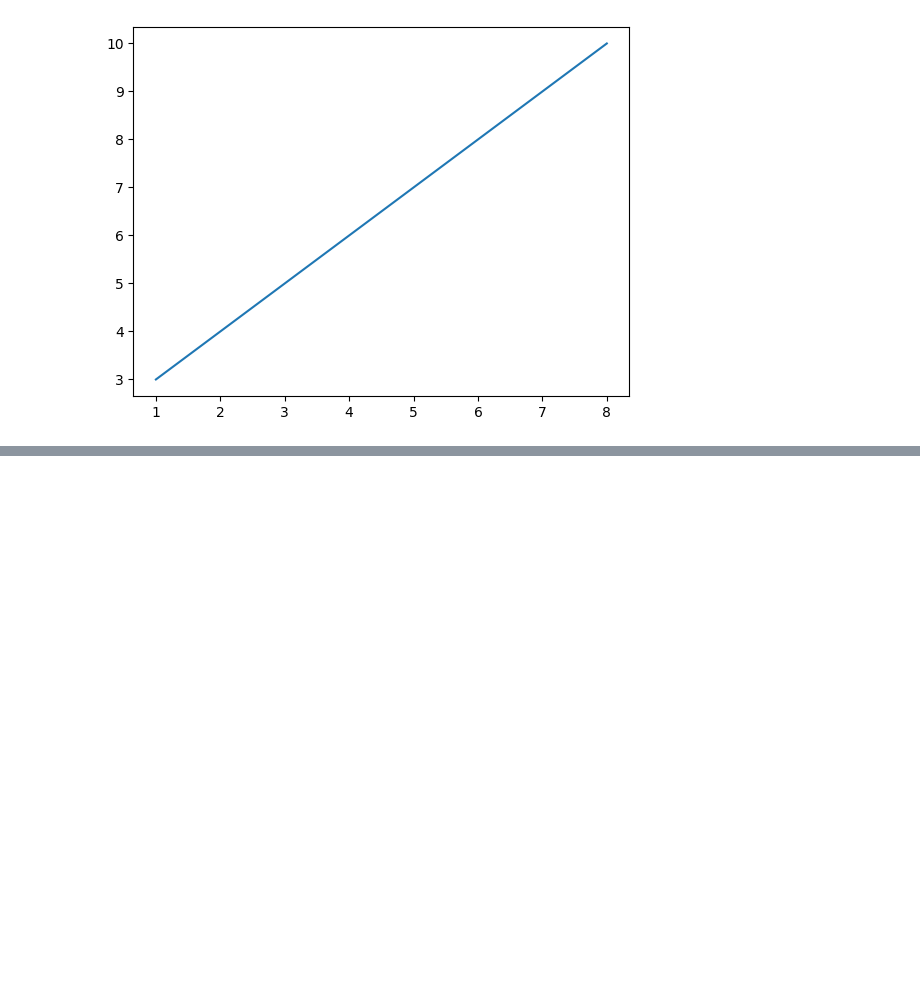
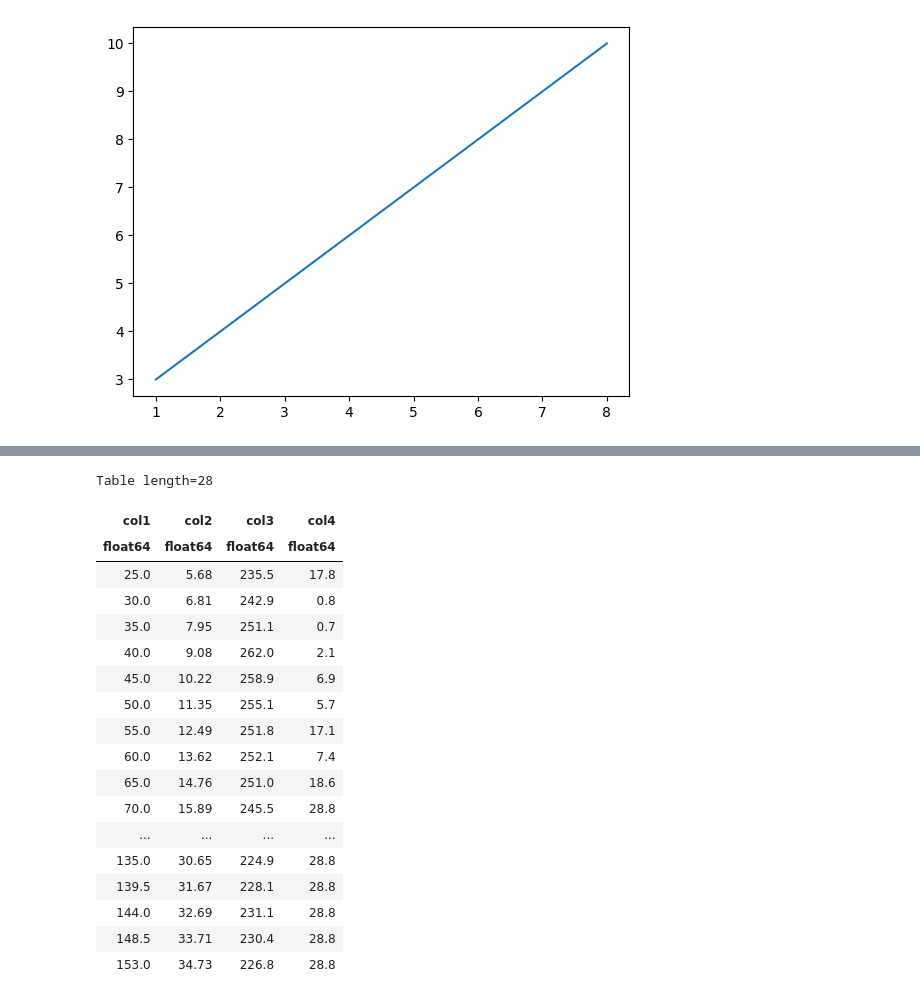
Before and after one commit to NireAstro/1221-dark-matter, a Jupyter notebook: 1221_hello_world.ipynb, the cells around one changed output, grey strips where cells are left out. Cells and saved outputs as stored; diff of their text form; code cells hidden in the pictures; blank space fills up the shorter version.

```diff
--- a/1221_hello_world.ipynb
+++ b/1221_hello_world.ipynb
@@ -25,0 +72,22 @@ plt.show()
+# %%
+tab # showing the data within the file.
+# %% [output]
+Table length=28
+| col1 | col2 | col3 | col4 |
+| float64 | float64 | float64 | float64 |
+| 25.0 | 5.68 | 235.5 | 17.8 |
+| 30.0 | 6.81 | 242.9 | 0.8 |
+| 35.0 | 7.95 | 251.1 | 0.7 |
+| 40.0 | 9.08 | 262.0 | 2.1 |
+| 45.0 | 10.22 | 258.9 | 6.9 |
+| 50.0 | 11.35 | 255.1 | 5.7 |
+| 55.0 | 12.49 | 251.8 | 17.1 |
+| 60.0 | 13.62 | 252.1 | 7.4 |
+| 65.0 | 14.76 | 251.0 | 18.6 |
+| 70.0 | 15.89 | 245.5 | 28.8 |
+| ... | ... | ... | ... |
+| 135.0 | 30.65 | 224.9 | 28.8 |
+| 139.5 | 31.67 | 228.1 | 28.8 |
+| 144.0 | 32.69 | 231.1 | 28.8 |
+| 148.5 | 33.71 | 230.4 | 28.8 |
+| 153.0 | 34.73 | 226.8 | 28.8 |
```
Also changed, not shown: parts of 25 cells of this notebook.
